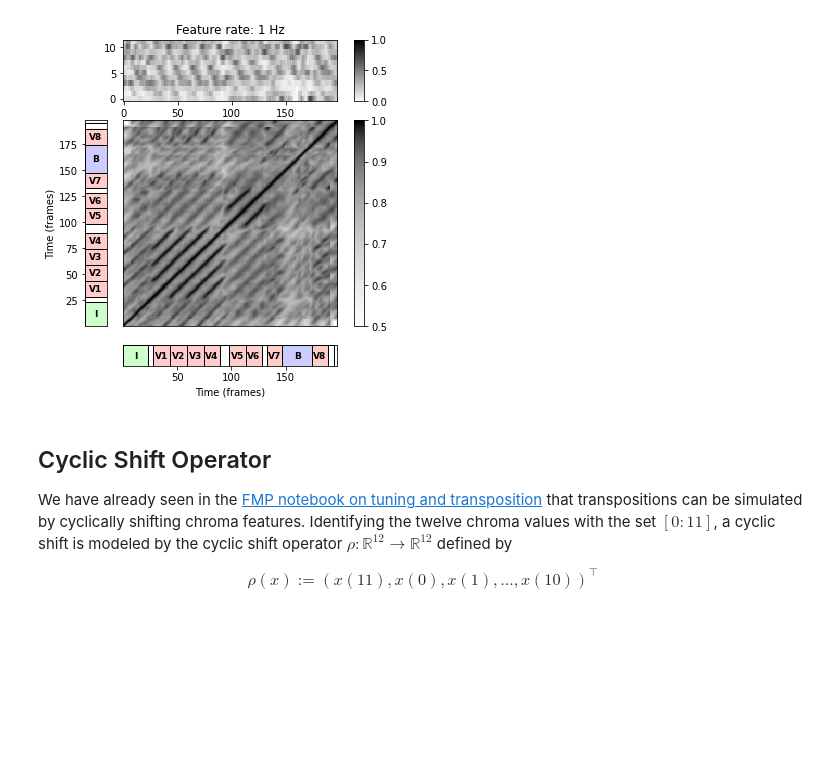
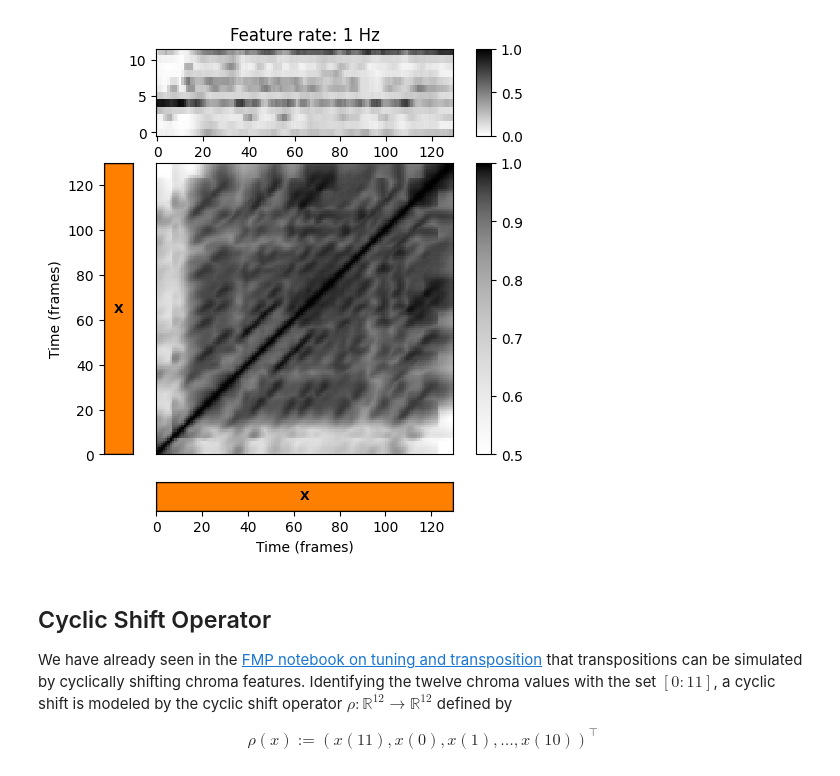
Before and after one commit to Dhracyr/MPA_SSM_and_ScapePlot_C4, a Jupyter notebook: C4S2_SSM-TranspositionInvariance.ipynb, the cells around one changed output. Cells and saved outputs as stored; diff of their text form; code cells hidden in the pictures; blank space fills up the shorter version.

```diff
--- a/C4S2_SSM-TranspositionInvariance.ipynb
+++ b/C4S2_SSM-TranspositionInvariance.ipynb
@@ -80,6 +80,8 @@ from matplotlib.colors import ListedColormap
 import IPython.display as ipd
 import pandas as pd
 from numba import jit
+from CONST import get_wav, calculate_ann
+
 
 sys.path.append('..')
 import libfmp.b
@@ -87,40 +89,40 @@ import libfmp.c2
 import libfmp.c3
 import libfmp.c4
 
 %matplotlib inline
 
 
 
 # Annotation
-filename = 'FMP_C4_F13_ZagerEvans_InTheYear2525.csv'
-fn_ann = os.path.join('..', 'data', 'C4', filename)
-ann, color_ann = libfmp.c4.read_structure_annotation(fn_ann, fn_ann_color=filename)
+#filename = 'FMP_C4_F13_ZagerEvans_InTheYear2525.csv'
+#fn_ann = os.path.join('..', 'data', 'C4', filename)
+#ann, color_ann = libfmp.c4.read_structure_annotation(fn_ann, fn_ann_color=filename)
 
 # Waveform
-fn_wav = os.path.join('..', 'data', 'C4', 'FMP_C4_F13_ZagerEvans_InTheYear2525.wav')
+#fn_wav = os.path.join('..', 'data', 'C4', 'FMP_C4_F13_ZagerEvans_InTheYear2525.wav')
 Fs = 22050
-x, Fs = librosa.load(fn_wav, Fs)
-x_duration = (x.shape[0])/Fs
+x, Fs = get_wav(Fs, '01 Main Theme (Aberration).wav')
+ann, color_ann, x_duration = calculate_ann(x, Fs)
 
 # Chroma Feature Sequence and SSM (10 Hz)
 C = librosa.feature.chroma_stft(y=x, sr=Fs, tuning=0, norm=2, hop_length=2205, n_fft=4410)
 Fs_C = Fs/2205
 X, Fs_X = libfmp.c3.smooth_downsample_feature_sequence(C, Fs_C, filt_len=41, down_sampling=10)
 # S, X = libfmp.c4.compute_plot_feature_ssm(X, Fs_X, ann, x_duration)
 
 X = libfmp.c3.normalize_feature_sequence(X, norm='2', threshold=0.001)
 S = libfmp.c4.compute_sm_dot(X,X)
 L = 8
 tempo_rel_set = np.array([1])
 S_forward = libfmp.c4.filter_diag_mult_sm(S, L, tempo_rel_set=tempo_rel_set, direction=0)
 S_backward = libfmp.c4.filter_diag_mult_sm(S, L, tempo_rel_set=tempo_rel_set, direction=1)
 S_final = np.maximum(S_forward, S_backward)
 ann_frames = libfmp.c4.convert_structure_annotation(ann, Fs=Fs_X)
 fig, ax = libfmp.c4.plot_feature_ssm(X, 1, S_final, 1, ann_frames, x_duration*Fs_X,
             label='Time (frames)', color_ann=color_ann, fontsize=9, clim_X=[0,1], clim=[0.5,1],
             title='Feature rate: %0.0f Hz'%(Fs_X))
 # %% [output]
-[figure, old version]
+[figure, new version]
 # %% [markdown]
 ## Cyclic Shift Operator
 
```
Also changed, not shown: parts of 4 cells of this notebook, 10 other files.
